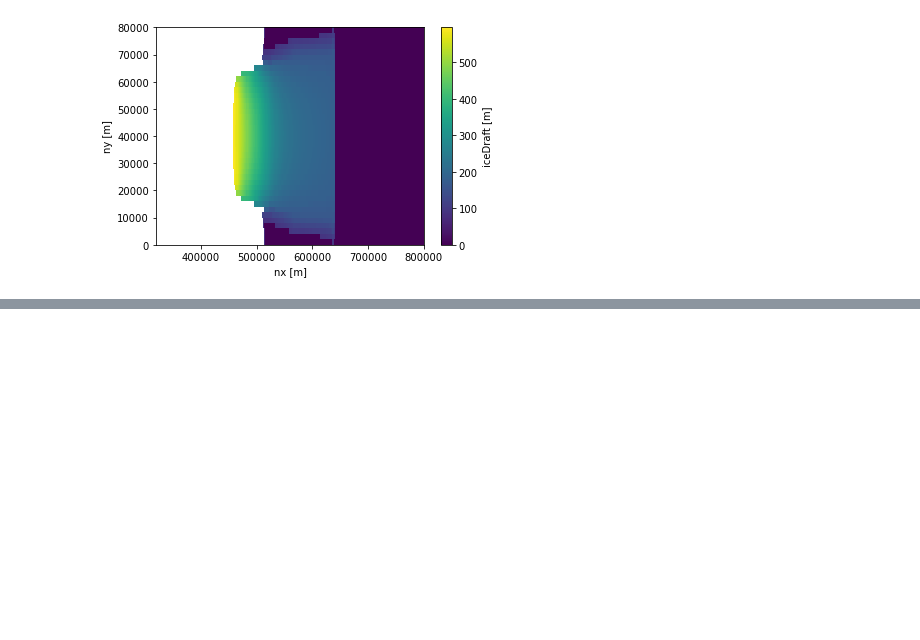
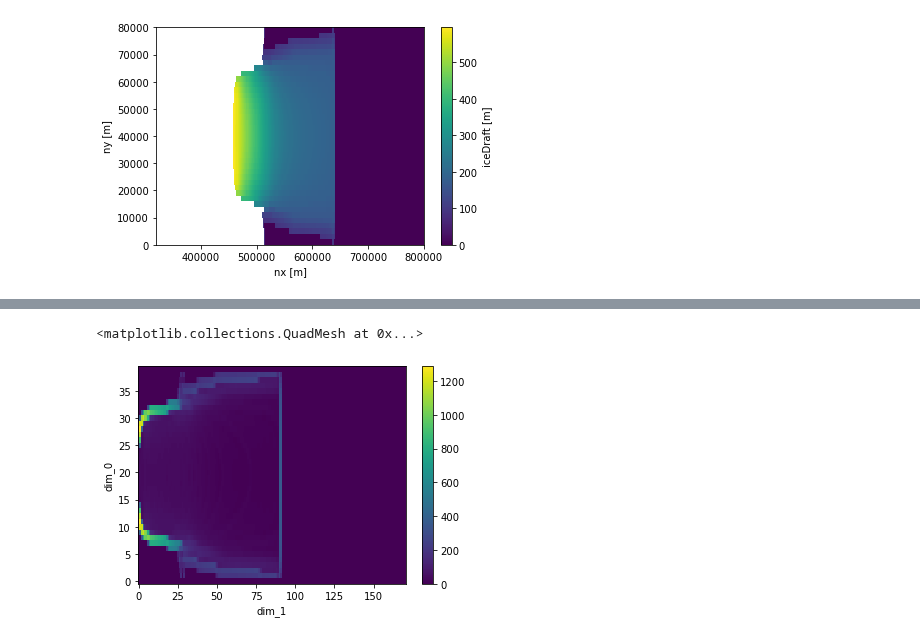
Before and after one commit to BenBouiss/NN_intern_2022, a Jupyter notebook: Prepping_data_NN.ipynb, the cells around one changed output, grey strips where cells are left out. Cells and saved outputs as stored; diff of their text form; code cells hidden in the pictures; blank space fills up the shorter version.

```diff
--- a/Prepping_data_NN.ipynb
+++ b/Prepping_data_NN.ipynb
@@ -217,0 +186,9 @@ Data variables:
+# %%
+A = np.array([[1,2,3], [4,5,6], [7,8,9]])
+# %%
+(x, y) = 2 , 2
+Tar = A[y, x]
+Arr = A[max(y-1, 0):y+2, max(x-1, 0): x + 2]
+coord = np.where(Arr == Tar)
+# %%
+x, y = coord
@@ -217,0 +218,5 @@ Data variables:
+# %%
+xr.DataArray(ar).plot()
+# %% [output]
+<matplotlib.collections.QuadMesh at 0x...>
+[figure, added]
```
Also changed, not shown: parts of 21 cells of this notebook.
